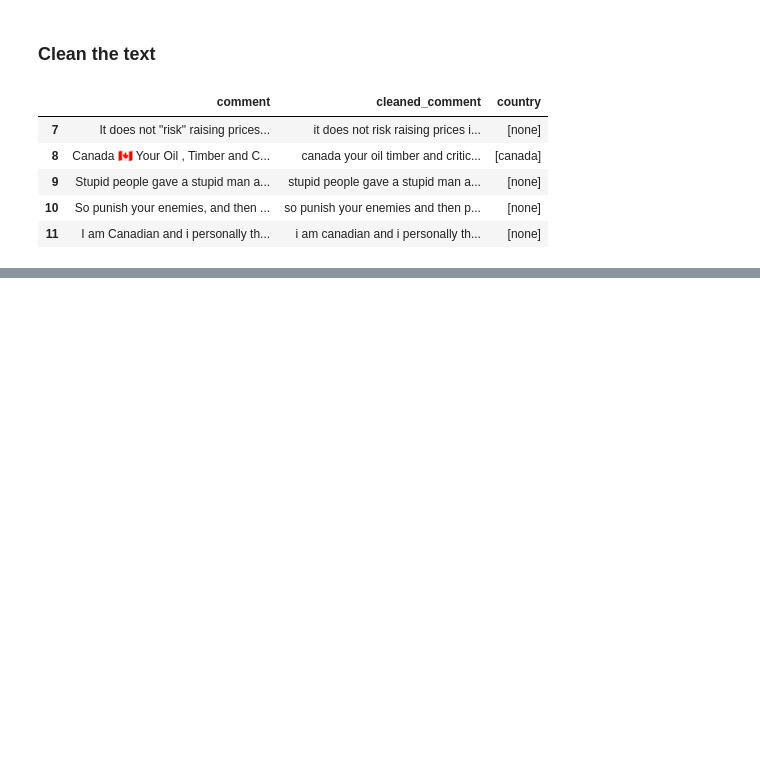
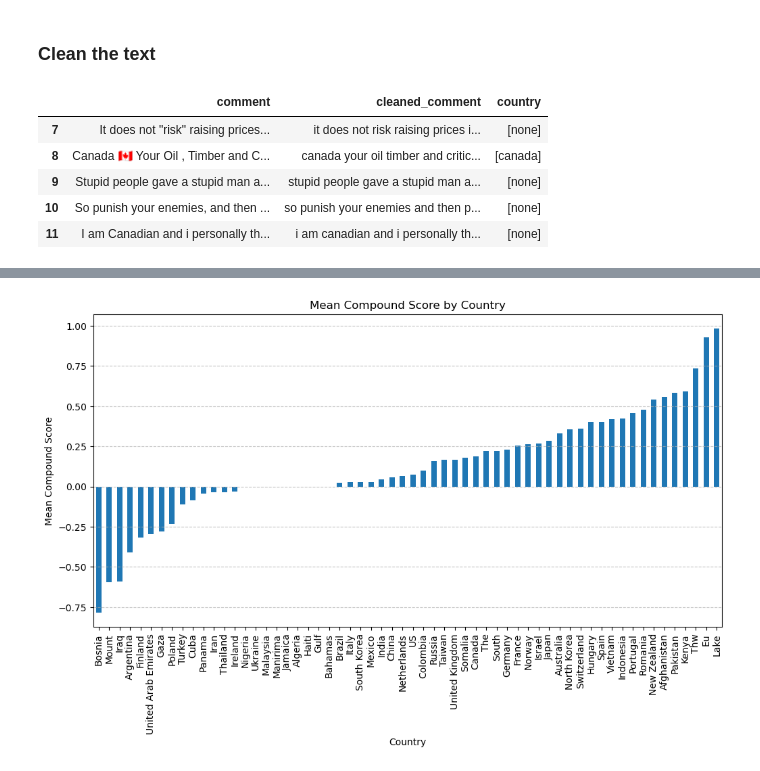
Before and after one commit to alanklin/NLP-Midterm, a Jupyter notebook: Code/text_classifier.ipynb, the cells around one changed output, grey strips where cells are left out. Drawn from its saved outputs; the diff is of its cells as text; code cells hidden in the pictures; blank space fills up the shorter version.

Commit message:
Added sentiment analysis

```diff
--- a/Code/text_classifier.ipynb
+++ b/Code/text_classifier.ipynb
@@ -59,0 +60,10 @@ Vader is to be used for sentiment analysis at this point.
+# %%
+from vaderSentiment.vaderSentiment import SentimentIntensityAnalyzer
+
+analyzer = SentimentIntensityAnalyzer()
+
+# Apply sentiment analysis correctly
+comments_df['sentiment_scores'] = comments_df['cleaned_comment'].apply(lambda x: analyzer.polarity_scores(x))
+comments_df['compound_score'] = comments_df['sentiment_scores'].apply(lambda x: x['compound'])
+
+print(comments_df[['cleaned_comment', 'sentiment_scores', 'compound_score']].head())
@@ -59,0 +222,20 @@ Vader is to be used for sentiment analysis at this point.
+# %%
+import pandas as pd
+import matplotlib.pyplot as plt
+
+# Calculate mean compound_score by country
+mean_scores = countryanalysis_df.groupby("cleaned_country")["compound_score"].mean().sort_values()
+
+# Create a bar plot
+plt.figure(figsize=(12, 6))
+mean_scores.plot(kind="bar")
+plt.xlabel("Country")
+plt.ylabel("Mean Compound Score")
+plt.title("Mean Compound Score by Country")
+plt.xticks(rotation=90)  # Rotate x labels for better readability
+plt.grid(axis="y", linestyle="--", alpha=0.7)
+
+# Show the plot
+plt.show()
+# %% [output]
+[figure, added]
```
Also changed, not shown: parts of 7 cells of this notebook.
